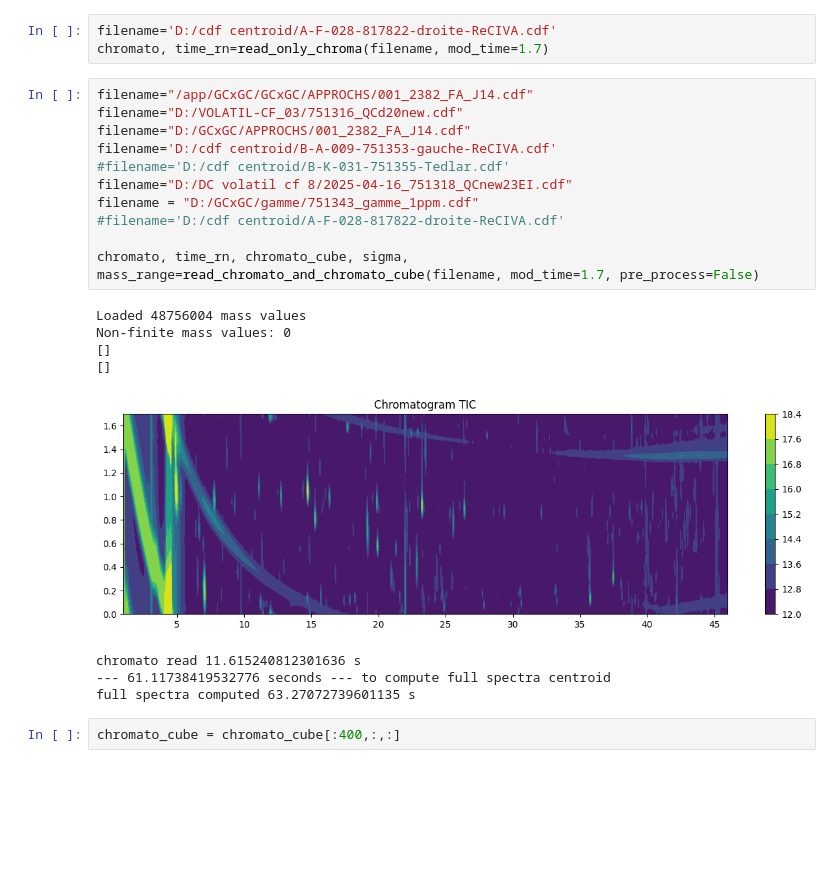
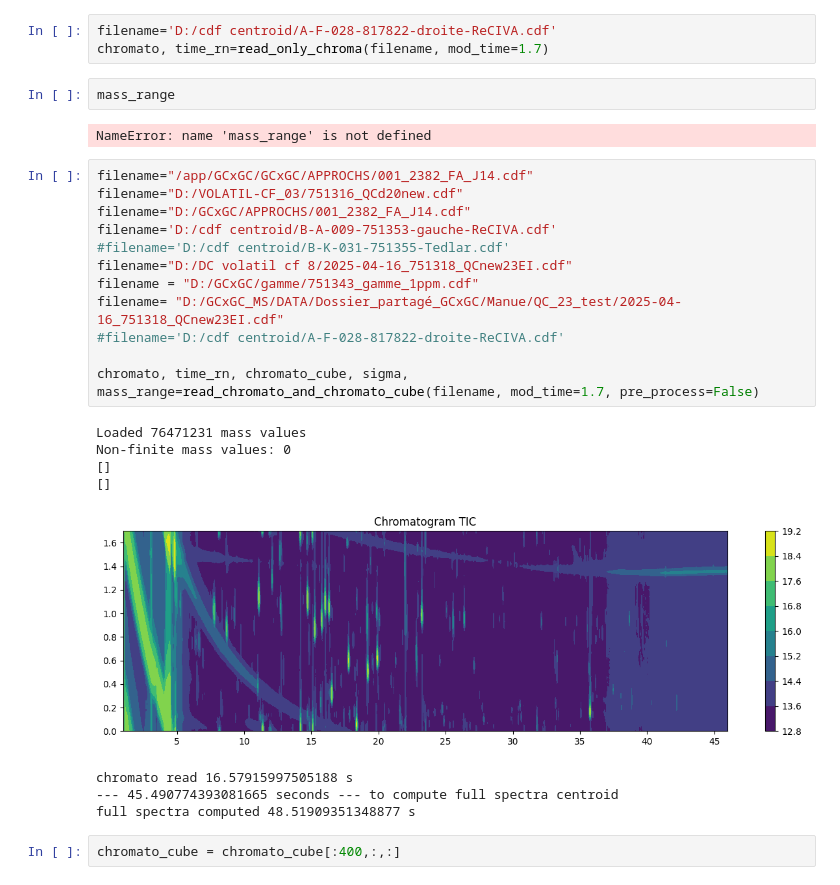
Before and after one commit to Lollith/Python-2DGC-Alignment, a Jupyter notebook: notebooks/deconvolution.ipynb, the cells around one changed output. Drawn from its saved outputs; the diff is of its cells as text; blank space fills up the shorter version.

```diff
--- a/notebooks/deconvolution.ipynb
+++ b/notebooks/deconvolution.ipynb
@@ -27,26 +27,31 @@ import deconvolution
 # %%
 filename='D:/cdf centroid/A-F-028-817822-droite-ReCIVA.cdf'
 chromato, time_rn=read_only_chroma(filename, mod_time=1.7)
+# %%
+mass_range
+# %% [output]
+NameError: name 'mass_range' is not defined
 # %%
 filename="/app/GCxGC/GCxGC/APPROCHS/001_2382_FA_J14.cdf"
 filename="D:/VOLATIL-CF_03/751316_QCd20new.cdf"
 filename="D:/GCxGC/APPROCHS/001_2382_FA_J14.cdf"
 filename='D:/cdf centroid/B-A-009-751353-gauche-ReCIVA.cdf'
 #filename='D:/cdf centroid/B-K-031-751355-Tedlar.cdf'
 filename="D:/DC volatil cf 8/2025-04-16_751318_QCnew23EI.cdf"
 filename = "D:/GCxGC/gamme/751343_gamme_1ppm.cdf"
+filename= "D:/GCxGC_MS/DATA/Dossier_partagé_GCxGC/Manue/QC_23_test/2025-04-16_751318_QCnew23EI.cdf"
 #filename='D:/cdf centroid/A-F-028-817822-droite-ReCIVA.cdf'
 
 chromato, time_rn, chromato_cube, sigma, mass_range=read_chromato_and_chromato_cube(filename, mod_time=1.7, pre_process=False)
 # %% [output]
-Loaded 48756004 mass values
+Loaded 76471231 mass values
 Non-finite mass values: 0
 []
 []
-[figure, old version]
+[figure, new version]
-chromato read 11.615240812301636 s
---- 61.11738419532776 seconds --- to compute full spectra centroid
-full spectra computed 63.27072739601135 s
+chromato read 16.57915997505188 s
+--- 45.490774393081665 seconds --- to compute full spectra centroid
+full spectra computed 48.51909351348877 s
 # %%
 chromato_cube = chromato_cube[:400,:,:]
 # %%
```
Also changed, not shown: parts of 9 cells of this notebook, 4 other files.
